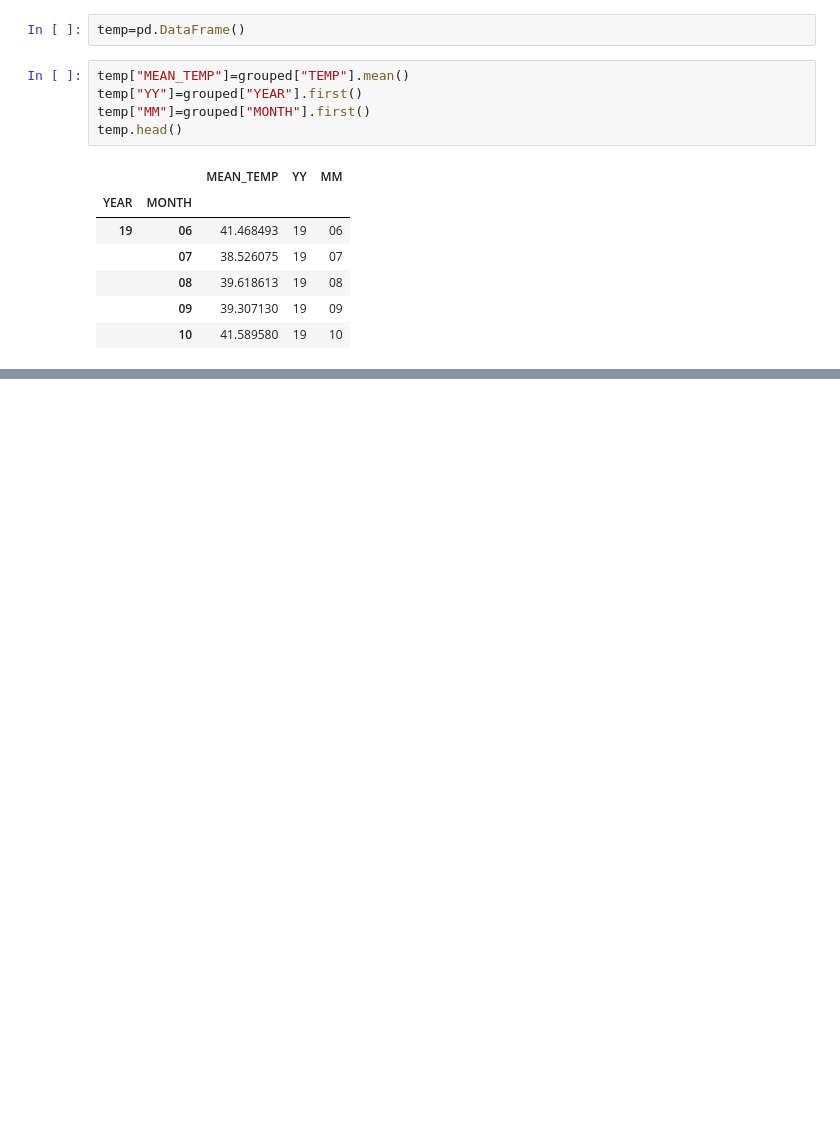
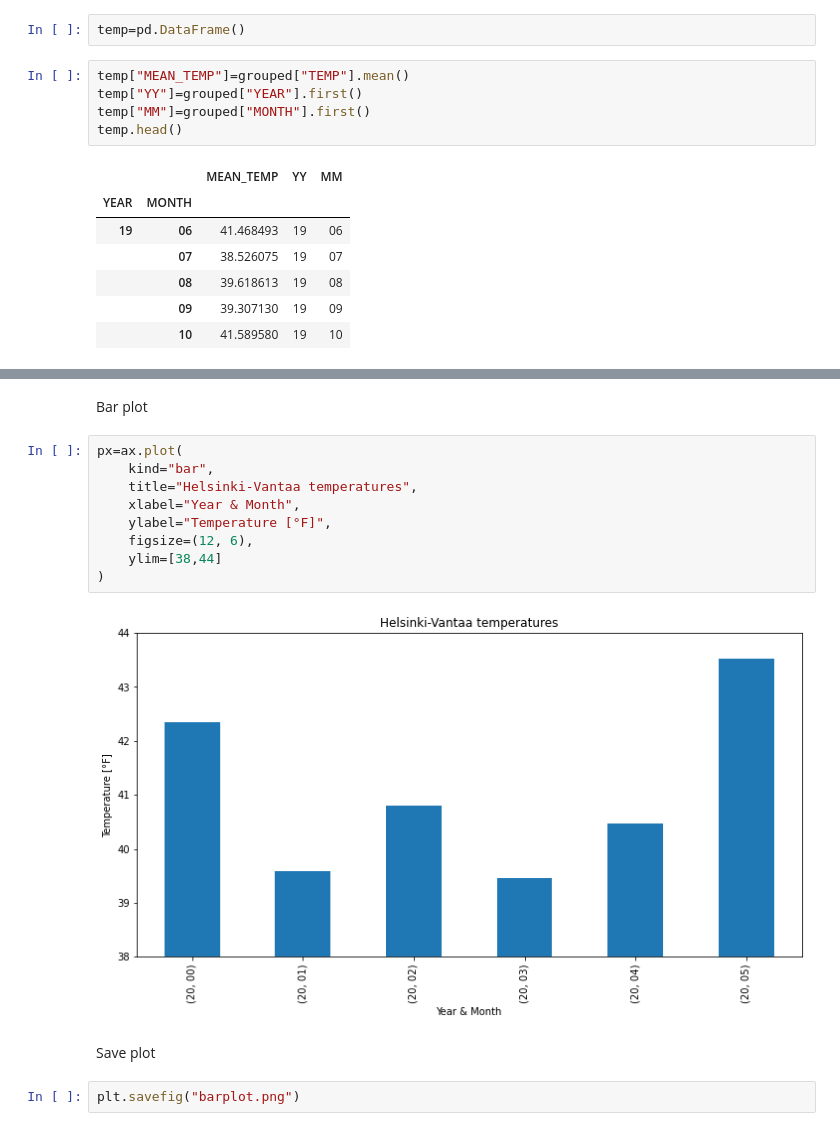
Before and after one commit to lavs5/myrepo, a Jupyter notebook: 02pandas_Dict.ipynb, the cells around one changed output, grey strips where cells are left out. Saved outputs shown, nothing was run; the diff lists cells and outputs as text; blank space fills up the shorter version.

```diff
--- a/02pandas_Dict.ipynb
+++ b/02pandas_Dict.ipynb
@@ -157,0 +198,17 @@ temp.head()
+# %% [markdown]
+Bar plot
+# %%
+px=ax.plot(
+    kind="bar",
+    title="Helsinki-Vantaa temperatures",
+    xlabel="Year & Month",
+    ylabel="Temperature [°F]",
+    figsize=(12, 6),
+    ylim=[38,44]
+)
+# %% [output]
+[figure, added]
+# %% [markdown]
+Save plot
+# %%
+plt.savefig("barplot.png")
```
Also changed, not shown: parts of 10 cells of this notebook.
